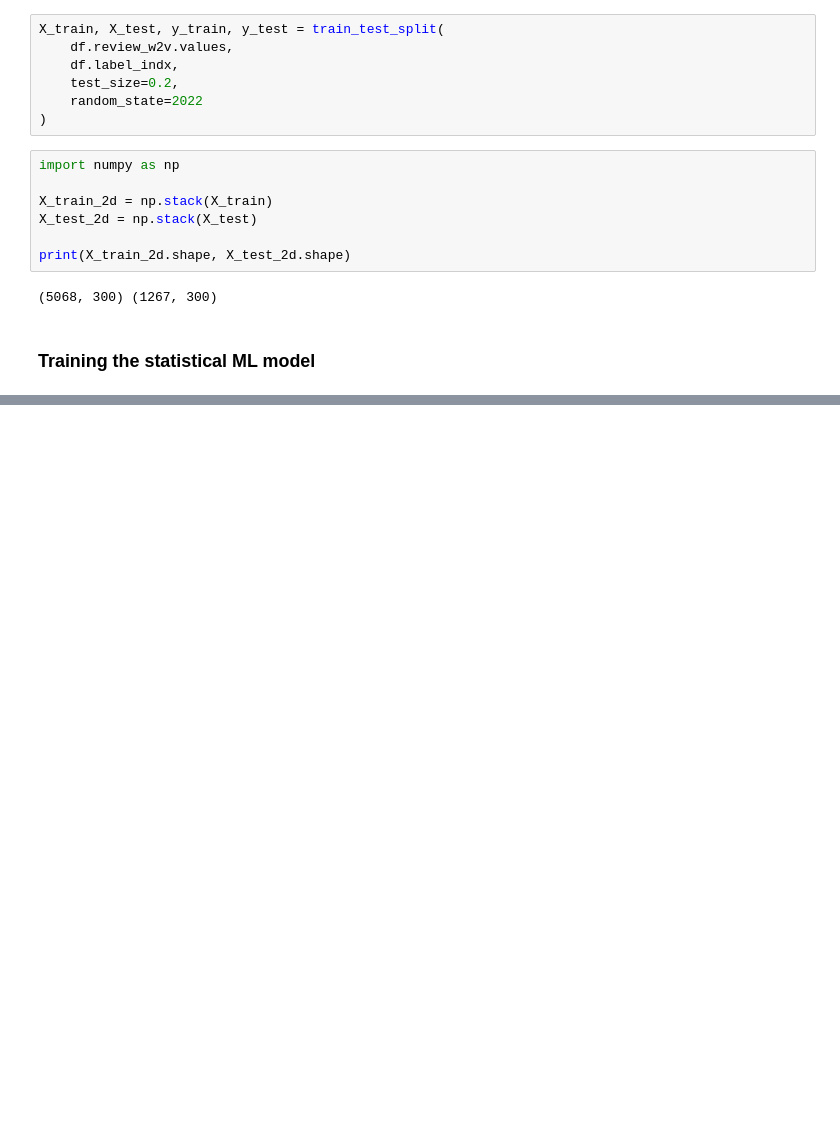
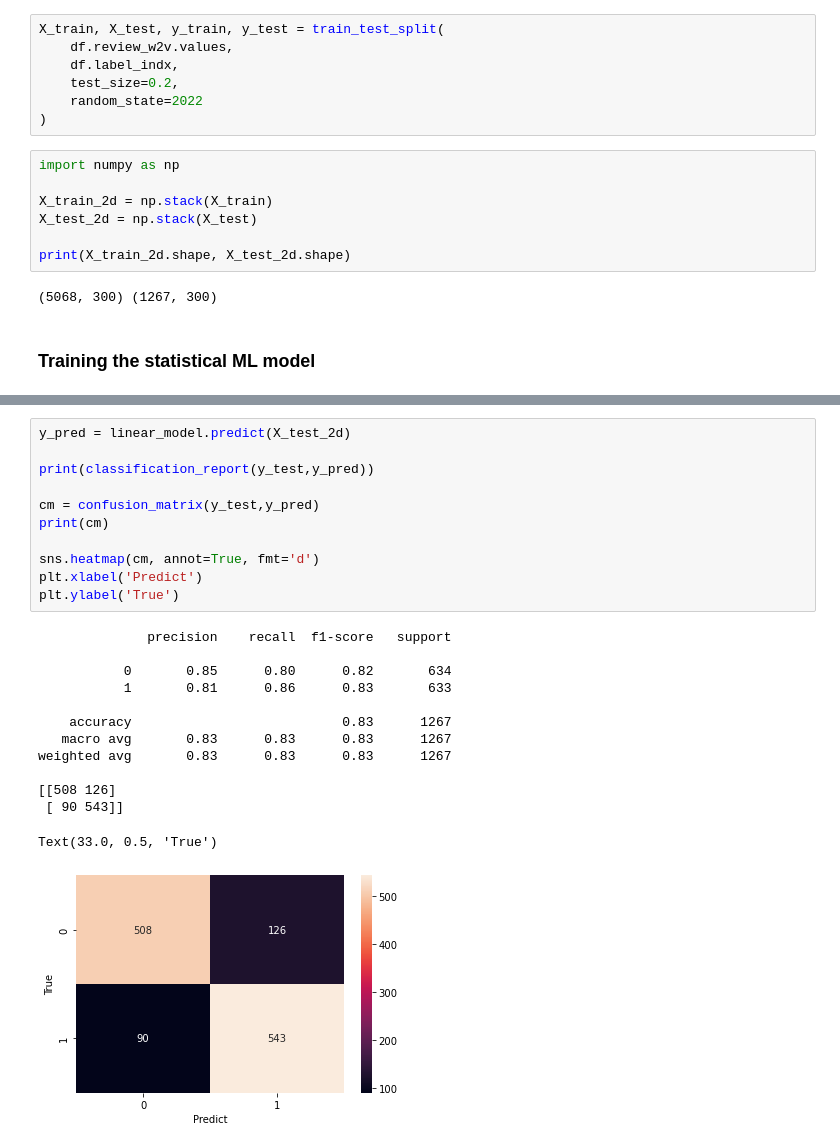
Before and after one commit to ivanamati/NLP.Fake_News_Classifier, a Jupyter notebook: fake_news_gensim_classifier.ipynb, the cells around one changed output, grey strips where cells are left out. Cells and saved outputs as stored; diff of their text form; blank space fills up the shorter version.

```diff
--- a/fake_news_gensim_classifier.ipynb
+++ b/fake_news_gensim_classifier.ipynb
@@ -114,0 +117,25 @@ linear_model.fit(X_train_2d, y_train)
+# %%
+y_pred = linear_model.predict(X_test_2d)
+
+print(classification_report(y_test,y_pred))
+
+cm = confusion_matrix(y_test,y_pred)
+print(cm)
+
+sns.heatmap(cm, annot=True, fmt='d')
+plt.xlabel('Predict')
+plt.ylabel('True')
+# %% [output]
+              precision    recall  f1-score   support
+
+           0       0.85      0.80      0.82       634
+           1       0.81      0.86      0.83       633
+
+    accuracy                           0.83      1267
+   macro avg       0.83      0.83      0.83      1267
+weighted avg       0.83      0.83      0.83      1267
+
+[[508 126]
+ [ 90 543]]
+Text(33.0, 0.5, 'True')
+[figure, added]
```
Also changed, not shown: parts of 3 cells of this notebook, 2 other files.
